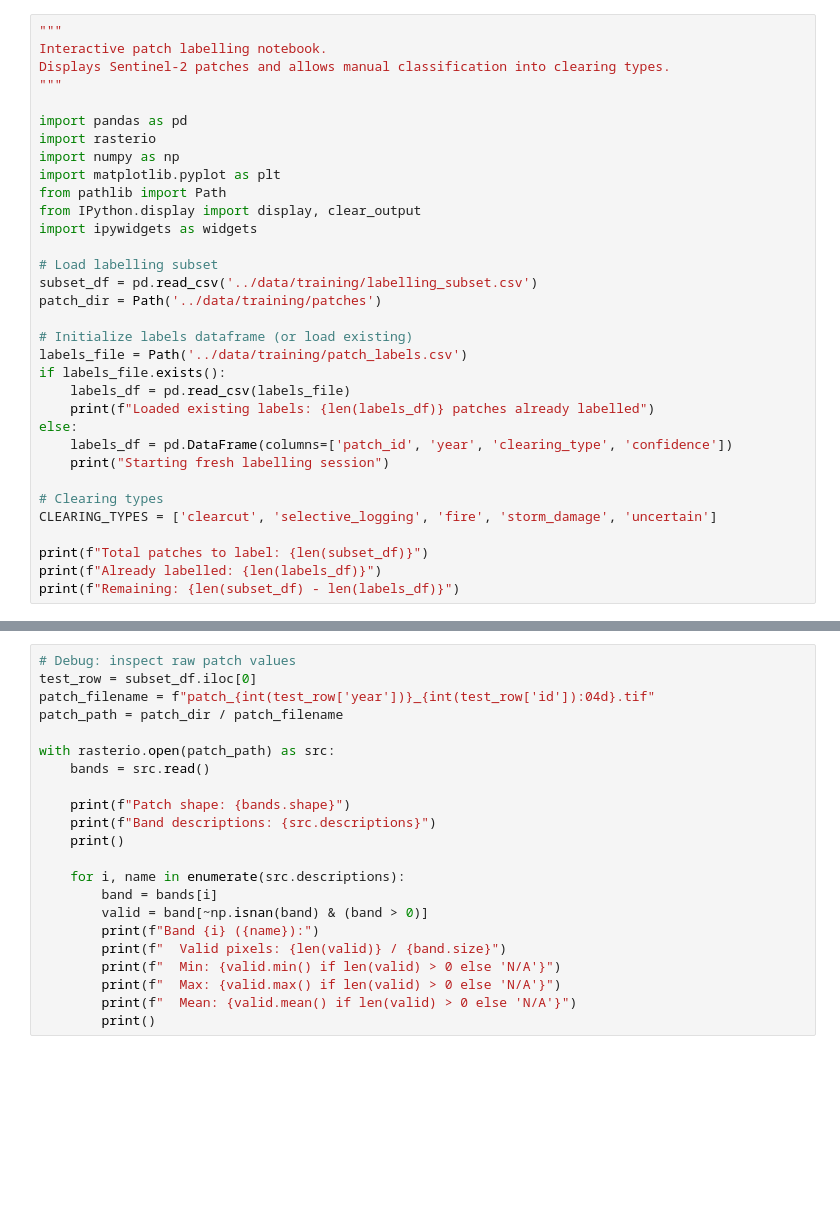
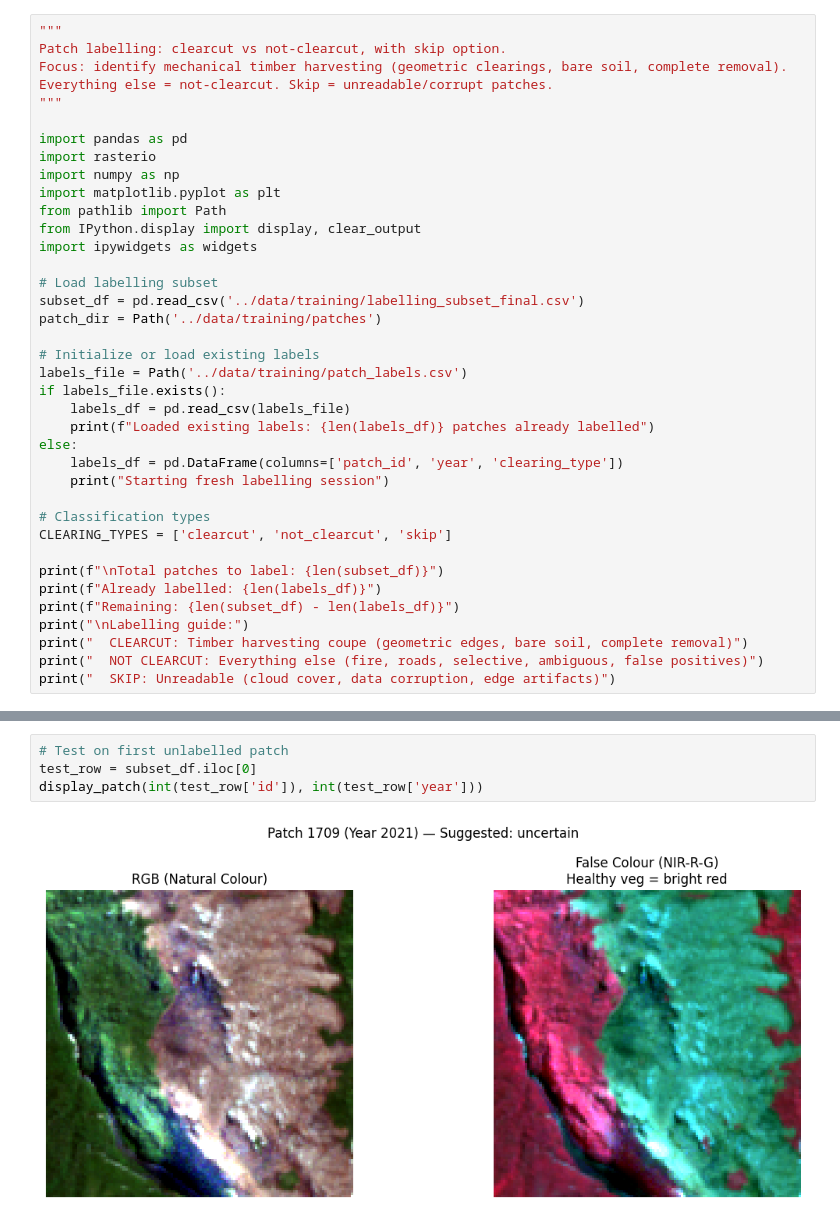
Before and after one commit to dtcrompton/tasmania-deforestation-detection, a Jupyter notebook: notebooks/label_patches.ipynb, the cells around one changed output, grey strips where cells are left out. Drawn from its saved outputs; the diff is of its cells as text; blank space fills up the shorter version.

```diff
--- a/notebooks/label_patches.ipynb
+++ b/notebooks/label_patches.ipynb
@@ -1,7 +1,8 @@
 # %%
 """
-Interactive patch labelling notebook.
-Displays Sentinel-2 patches and allows manual classification into clearing types.
+Patch labelling: clearcut vs not-clearcut, with skip option.
+Focus: identify mechanical timber harvesting (geometric clearings, bare soil, complete removal).
+Everything else = not-clearcut. Skip = unreadable/corrupt patches.
 """
 
 import pandas as pd
@@ -13,23 +14,27 @@ from IPython.display import display, clear_output
 import ipywidgets as widgets
 
 # Load labelling subset
-subset_df = pd.read_csv('../data/training/labelling_subset.csv')
+subset_df = pd.read_csv('../data/training/labelling_subset_final.csv')
 patch_dir = Path('../data/training/patches')
 
-# Initialize labels dataframe (or load existing)
+# Initialize or load existing labels
 labels_file = Path('../data/training/patch_labels.csv')
 if labels_file.exists():
     labels_df = pd.read_csv(labels_file)
     print(f"Loaded existing labels: {len(labels_df)} patches already labelled")
 else:
-    labels_df = pd.DataFrame(columns=['patch_id', 'year', 'clearing_type', 'confidence'])
+    labels_df = pd.DataFrame(columns=['patch_id', 'year', 'clearing_type'])
     print("Starting fresh labelling session")
 
-# Clearing types
-CLEARING_TYPES = ['clearcut', 'selective_logging', 'fire', 'storm_damage', 'uncertain']
+# Classification types
+CLEARING_TYPES = ['clearcut', 'not_clearcut', 'skip']
 
-print(f"Total patches to label: {len(subset_df)}")
+print(f"\nTotal patches to label: {len(subset_df)}")
 print(f"Already labelled: {len(labels_df)}")
 print(f"Remaining: {len(subset_df) - len(labels_df)}")
+print("\nLabelling guide:")
+print("  CLEARCUT: Timber harvesting coupe (geometric edges, bare soil, complete removal)")
+print("  NOT CLEARCUT: Everything else (fire, roads, selective, ambiguous, false positives)")
+print("  SKIP: Unreadable (cloud cover, data corruption, edge artifacts)")
 # %% [output]
 Starting fresh labelling session
@@ -139,23 +145,6 @@ display_patch(int(test_row['id']), int(test_row['year']))
 # %%
-# Debug: inspect raw patch values
+# Test on first unlabelled patch
 test_row = subset_df.iloc[0]
-patch_filename = f"patch_{int(test_row['year'])}_{int(test_row['id']):04d}.tif"
-patch_path = patch_dir / patch_filename
-
-with rasterio.open(patch_path) as src:
-    bands = src.read()
-
-    print(f"Patch shape: {bands.shape}")
-    print(f"Band descriptions: {src.descriptions}")
-    print()
-
-    for i, name in enumerate(src.descriptions):
-        band = bands[i]
-        valid = band[~np.isnan(band) & (band > 0)]
-        print(f"Band {i} ({name}):")
-        print(f"  Valid pixels: {len(valid)} / {band.size}")
-        print(f"  Min: {valid.min() if len(valid) > 0 else 'N/A'}")
-        print(f"  Max: {valid.max() if len(valid) > 0 else 'N/A'}")
-        print(f"  Mean: {valid.mean() if len(valid) > 0 else 'N/A'}")
-        print()
+display_patch(int(test_row['id']), int(test_row['year']))
 # %% [output]
+[figure, added]
```
Also changed, not shown: parts of 6 cells of this notebook, 2 other files.
